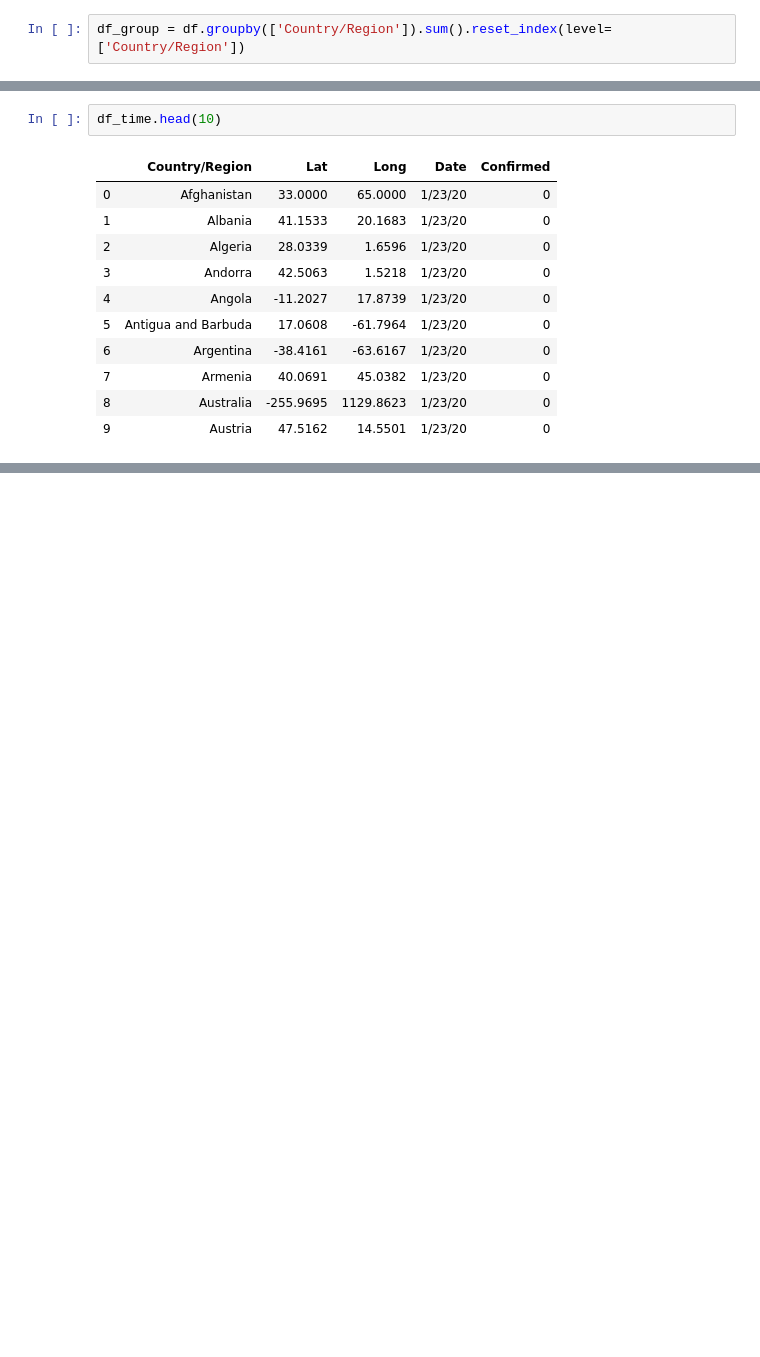
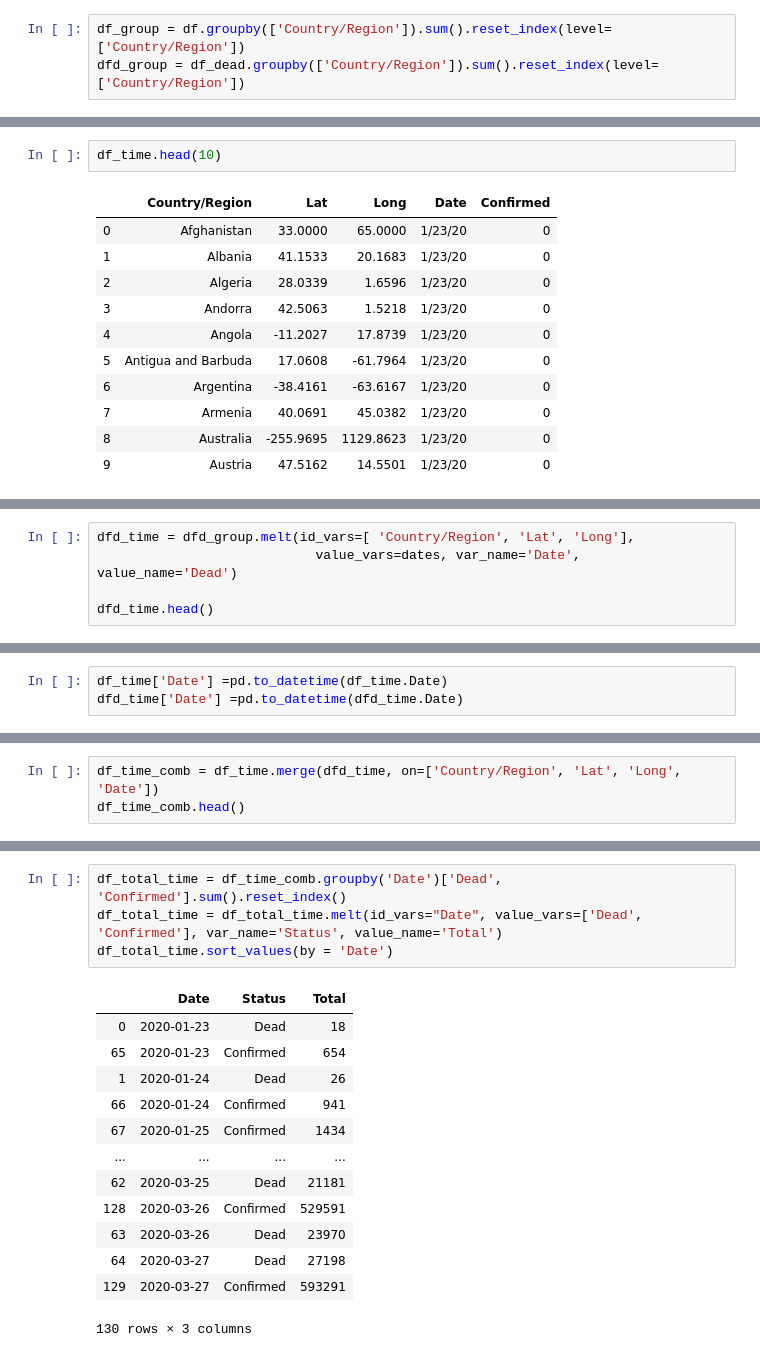
Before and after one commit to Aveek-Saha/CovidAnalysis, a Jupyter notebook: Analysis.ipynb, the cells around one changed output, grey strips where cells are left out. Cells and saved outputs as stored; diff of their text form; blank space fills up the shorter version.

Commit message:
Analyse cases over time

```diff
--- a/Analysis.ipynb
+++ b/Analysis.ipynb
@@ -23,5 +40,6 @@ df.head()
 # %%
 df_group = df.groupby(['Country/Region']).sum().reset_index(level=['Country/Region'])
+dfd_group = df_dead.groupby(['Country/Region']).sum().reset_index(level=['Country/Region'])
 # %%
 df_group.head()
 # %% [output]
@@ -134,0 +178,5 @@ fig.show()
+# %%
+dfd_time = dfd_group.melt(id_vars=[ 'Country/Region', 'Lat', 'Long'],
+                            value_vars=dates, var_name='Date', value_name='Dead')
+
+dfd_time.head()
@@ -134,0 +218,3 @@ fig.show()
+# %%
+df_time['Date'] =pd.to_datetime(df_time.Date)
+dfd_time['Date'] =pd.to_datetime(dfd_time.Date)
@@ -134,0 +235,3 @@ fig.show()
+# %%
+df_time_comb = df_time.merge(dfd_time, on=['Country/Region', 'Lat', 'Long', 'Date'])
+df_time_comb.head()
@@ -134,0 +245,18 @@ fig.show()
+# %%
+df_total_time = df_time_comb.groupby('Date')['Dead', 'Confirmed'].sum().reset_index()
+df_total_time = df_total_time.melt(id_vars="Date", value_vars=['Dead', 'Confirmed'], var_name='Status', value_name='Total')
+df_total_time.sort_values(by = 'Date')
+# %% [output]
+|  | Date | Status | Total |
+| 0 | 2020-01-23 | Dead | 18 |
+| 65 | 2020-01-23 | Confirmed | 654 |
+| 1 | 2020-01-24 | Dead | 26 |
+| 66 | 2020-01-24 | Confirmed | 941 |
+| 67 | 2020-01-25 | Confirmed | 1434 |
+| ... | ... | ... | ... |
+| 62 | 2020-03-25 | Dead | 21181 |
+| 128 | 2020-03-26 | Confirmed | 529591 |
+| 63 | 2020-03-26 | Dead | 23970 |
+| 64 | 2020-03-27 | Dead | 27198 |
+| 129 | 2020-03-27 | Confirmed | 593291 |
+130 rows × 3 columns
```
Also changed, not shown: parts of 15 cells of this notebook.
